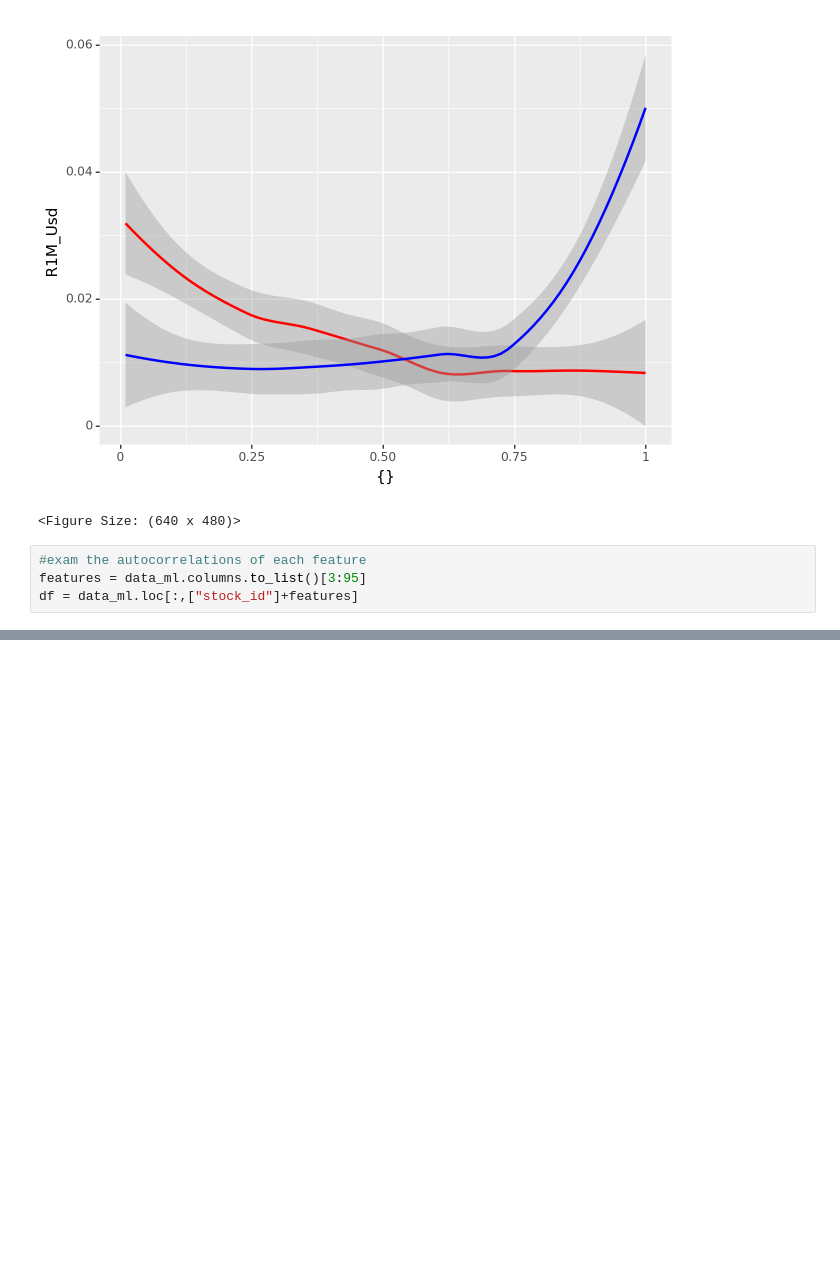
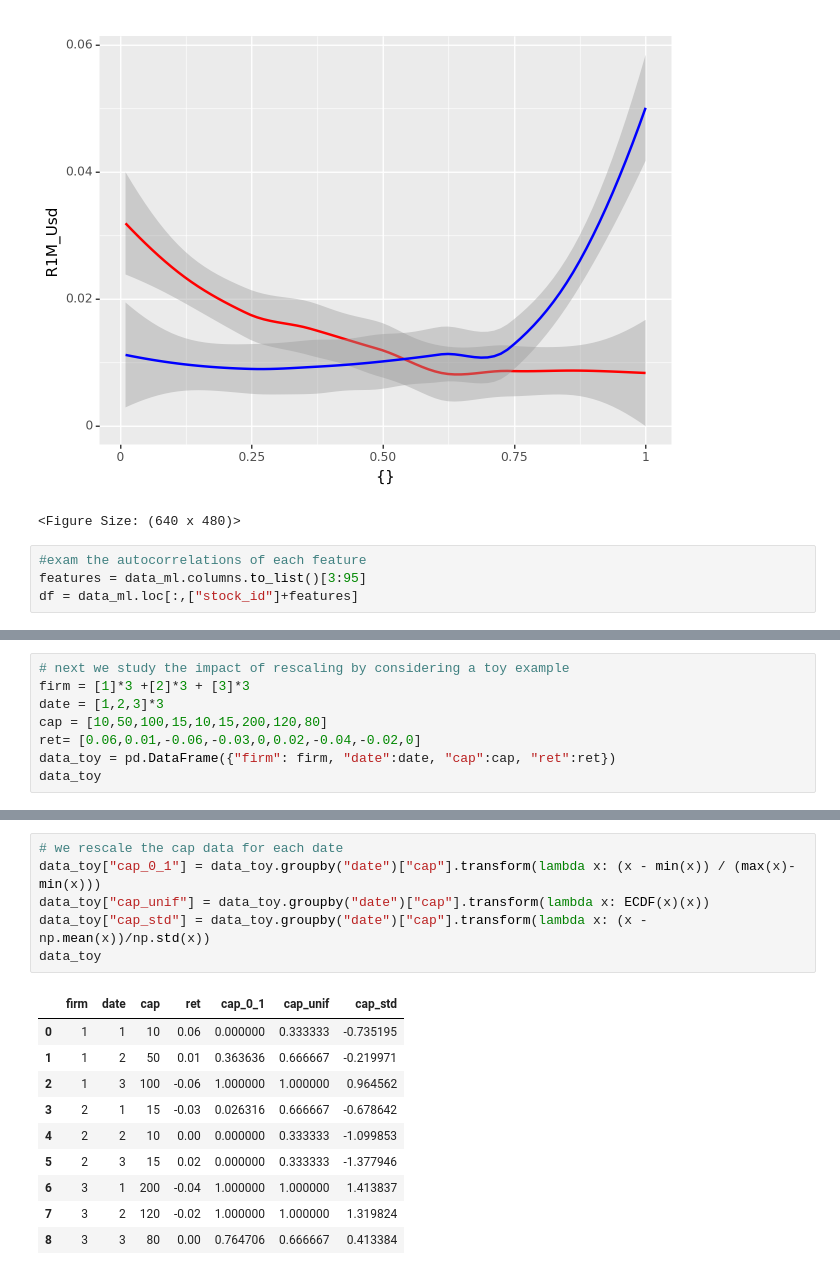
Before and after one commit to dionysos137/ml-factor-py, a Jupyter notebook: 4_data_preprocessing.ipynb, the cells around one changed output, grey strips where cells are left out. Saved outputs shown, nothing was run; the diff lists cells and outputs as text; blank space fills up the shorter version.

```diff
--- a/4_data_preprocessing.ipynb
+++ b/4_data_preprocessing.ipynb
@@ -43,0 +88,8 @@ ax = plt.hist(acfs, bins=60, range=(0,1))
+# %%
+# next we study the impact of rescaling by considering a toy example
+firm = [1]*3 +[2]*3 + [3]*3
+date = [1,2,3]*3
+cap = [10,50,100,15,10,15,200,120,80]
+ret= [0.06,0.01,-0.06,-0.03,0,0.02,-0.04,-0.02,0]
+data_toy = pd.DataFrame({"firm": firm, "date":date, "cap":cap, "ret":ret})
+data_toy
@@ -43,0 +107,17 @@ ax = plt.hist(acfs, bins=60, range=(0,1))
+# %%
+# we rescale the cap data for each date
+data_toy["cap_0_1"] = data_toy.groupby("date")["cap"].transform(lambda x: (x - min(x)) / (max(x)-min(x)))
+data_toy["cap_unif"] = data_toy.groupby("date")["cap"].transform(lambda x: ECDF(x)(x))
+data_toy["cap_std"] = data_toy.groupby("date")["cap"].transform(lambda x: (x - np.mean(x))/np.std(x))
+data_toy
+# %% [output]
+|  | firm | date | cap | ret | cap_0_1 | cap_unif | cap_std |
+| 0 | 1 | 1 | 10 | 0.06 | 0.000000 | 0.333333 | -0.735195 |
+| 1 | 1 | 2 | 50 | 0.01 | 0.363636 | 0.666667 | -0.219971 |
+| 2 | 1 | 3 | 100 | -0.06 | 1.000000 | 1.000000 | 0.964562 |
+| 3 | 2 | 1 | 15 | -0.03 | 0.026316 | 0.666667 | -0.678642 |
+| 4 | 2 | 2 | 10 | 0.00 | 0.000000 | 0.333333 | -1.099853 |
+| 5 | 2 | 3 | 15 | 0.02 | 0.000000 | 0.333333 | -1.377946 |
+| 6 | 3 | 1 | 200 | -0.04 | 1.000000 | 1.000000 | 1.413837 |
+| 7 | 3 | 2 | 120 | -0.02 | 1.000000 | 1.000000 | 1.319824 |
+| 8 | 3 | 3 | 80 | 0.00 | 0.764706 | 0.666667 | 0.413384 |
```
Also changed, not shown: parts of 12 cells of this notebook.
